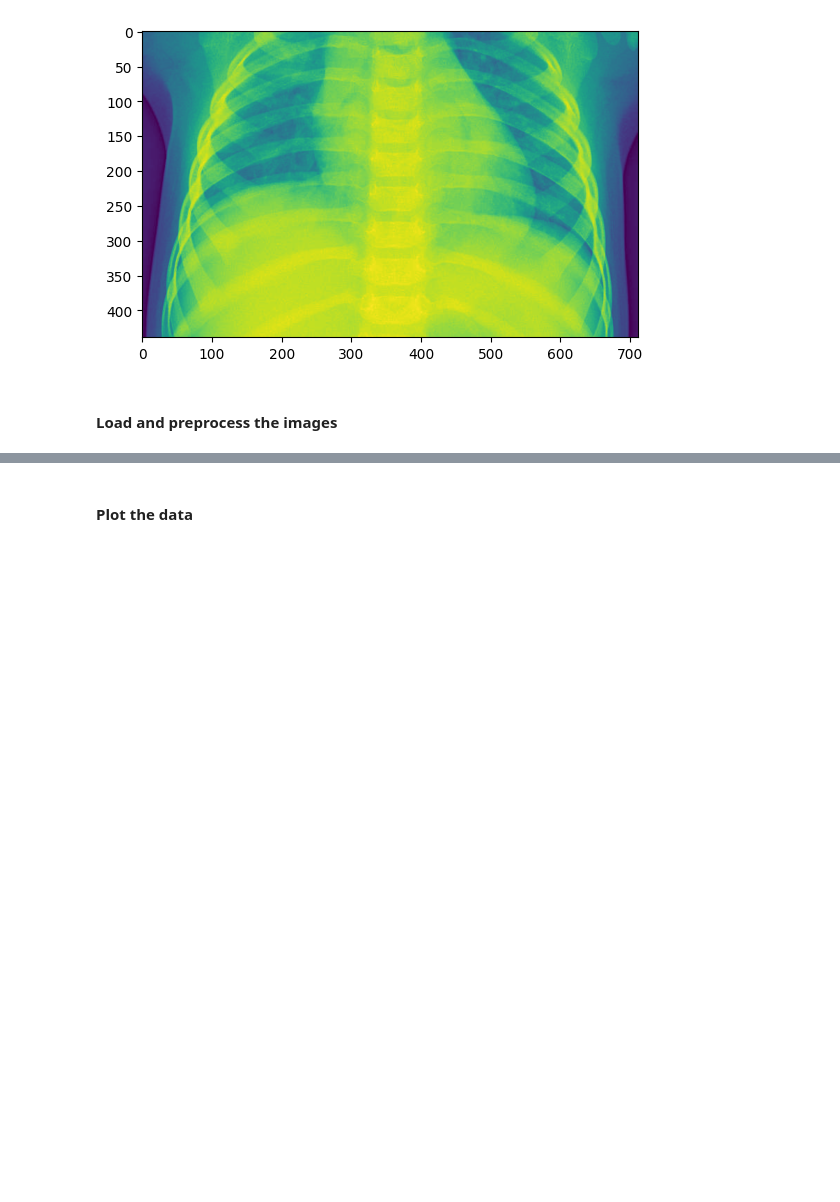
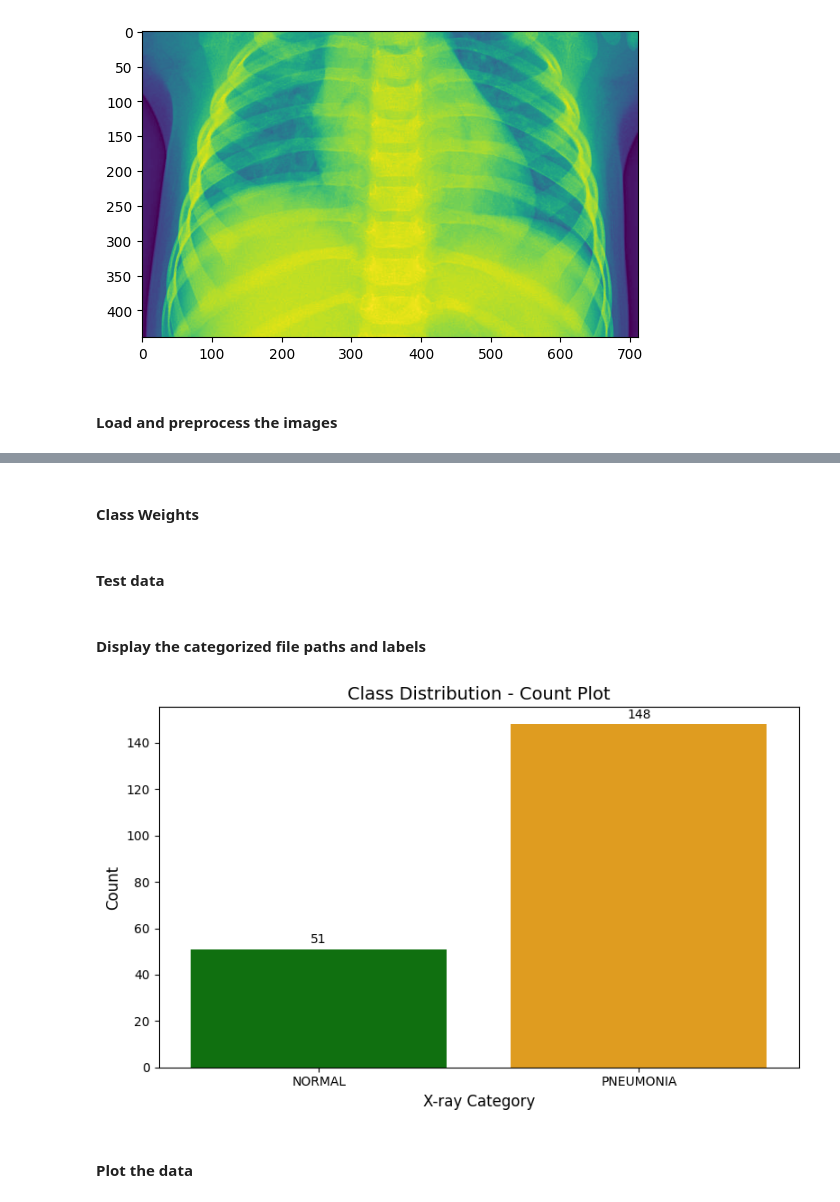
Before and after one commit to ketayon/PNEUMONIA_DETECTION, a Jupyter notebook: QuantumKernelTrainer_qiskit_pneumonia_detection.ipynb, the cells around one changed output, grey strips where cells are left out. Saved outputs shown, nothing was run; the diff lists cells and outputs as text; code cells hidden in the pictures; blank space fills up the shorter version.

```diff
--- a/QuantumKernelTrainer_qiskit_pneumonia_detection.ipynb
+++ b/QuantumKernelTrainer_qiskit_pneumonia_detection.ipynb
@@ -100,0 +189,12 @@ def load_and_limit_data(path, label, num_samples, transform):
+# %%
+num_samples = 200
+num_samples_test = 40
+
+norm_ratio = 1341 / (1341 + 3875)
+pneu_ratio = 3875 / (1341 + 3875)
+
+num_samples_norm = int(num_samples * norm_ratio)
+num_samples_pneu = int(num_samples * pneu_ratio)
+
+num_samples_norm_test = int(num_samples_test * norm_ratio)
+num_samples_pneu_test = int(num_samples_test * pneu_ratio)
@@ -101,5 +203,5 @@ def load_and_limit_data(path, label, num_samples, transform):
 # %%
-train_data_norm, train_labels_norm = load_and_limit_data(train_path_norm, 0, 150, transform)
-train_data_pneu, train_labels_pneu = load_and_limit_data(train_path_pneu, 1, 150, transform)
+train_data_norm, train_labels_norm = load_and_limit_data(train_path_norm, 0, num_samples_norm, target_size=img_size)
+train_data_pneu, train_labels_pneu = load_and_limit_data(train_path_pneu, 1, num_samples_pneu, target_size=img_size)
 X_train = np.array(train_data_norm + train_data_pneu)
 y_train = np.array(train_labels_norm + train_labels_pneu)
@@ -114,0 +227,2 @@ y_train_tensor = torch.tensor(y_train, dtype=torch.float32)
+# %% [markdown]
+#### Class Weights
@@ -115 +232,3 @@ y_train_tensor = torch.tensor(y_train, dtype=torch.float32)
+# %% [markdown]
+#### Test data
 # %%
@@ -123,2 +240,34 @@ y_test_tensor = torch.tensor(y_test, dtype=torch.float32)
+# %% [markdown]
+#### Display the categorized file paths and labels
+# %%
+file_paths = train_data_norm + train_data_pneu
+labels = train_labels_norm + train_labels_pneu
+
+df = pd.DataFrame({'label': ['NORMAL' if lbl == 0 else 'PNEUMONIA' for lbl in labels]})
+
+plt.figure(figsize=(8, 5))
+ax = sns.countplot(
+    data=df,
+    x='label',
+    hue='label',
+    palette={'NORMAL': 'green', 'PNEUMONIA': 'orange'},
+    dodge=False,
+    legend=False
+)
+
+plt.title('Class Distribution - Count Plot', fontsize=14)
+plt.xlabel('X-ray Category', fontsize=12)
+plt.ylabel('Count', fontsize=12)
+
+for p in ax.patches:
+    ax.annotate(f'{int(p.get_height())}',
+                (p.get_x() + p.get_width() / 2., p.get_height()),
+                ha='center', va='center',
+                xytext=(0, 7.5), textcoords='offset points')
+
+plt.tight_layout()
+plt.show()
+# %% [output]
+[figure, added]
 # %% [markdown]
 #### Plot the data
```
Also changed, not shown: parts of 59 cells of this notebook, 11 other files.
